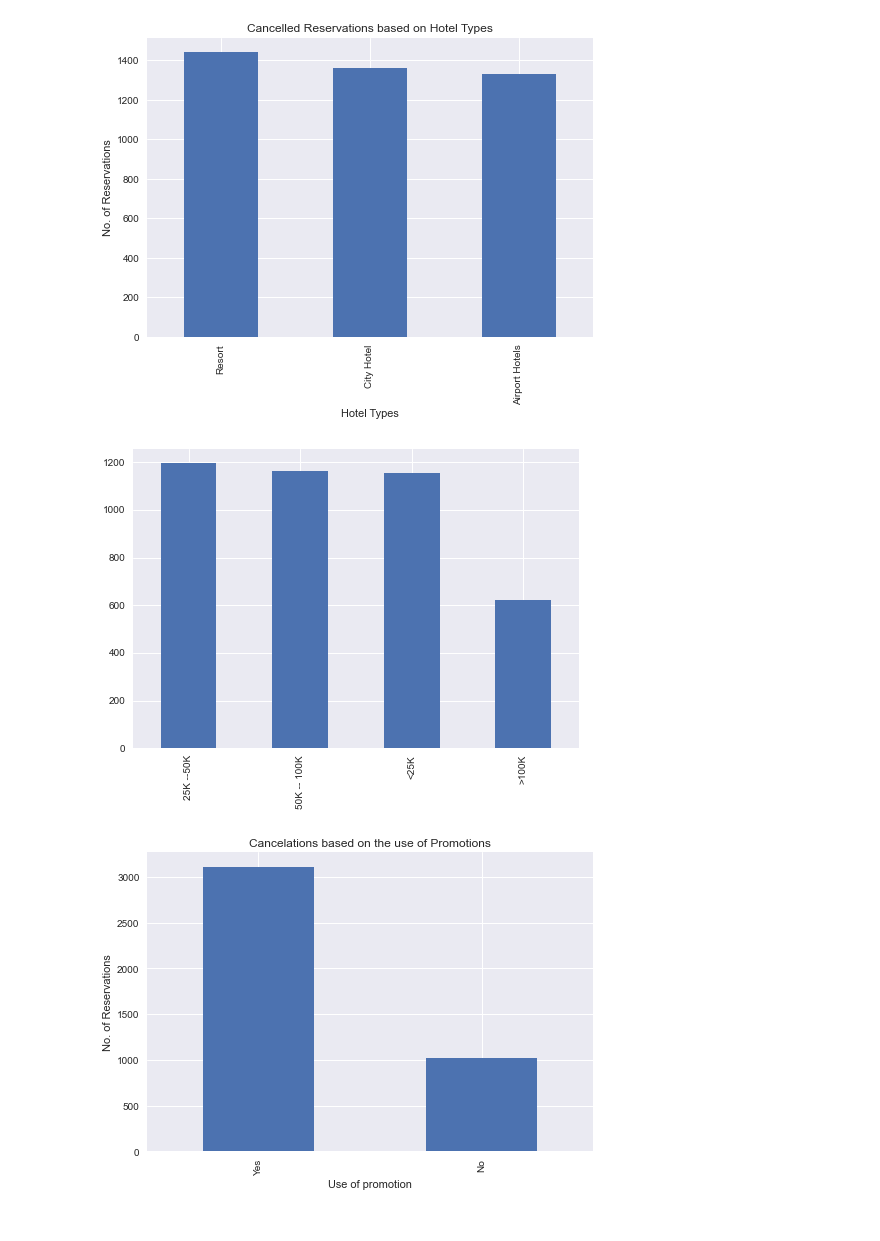
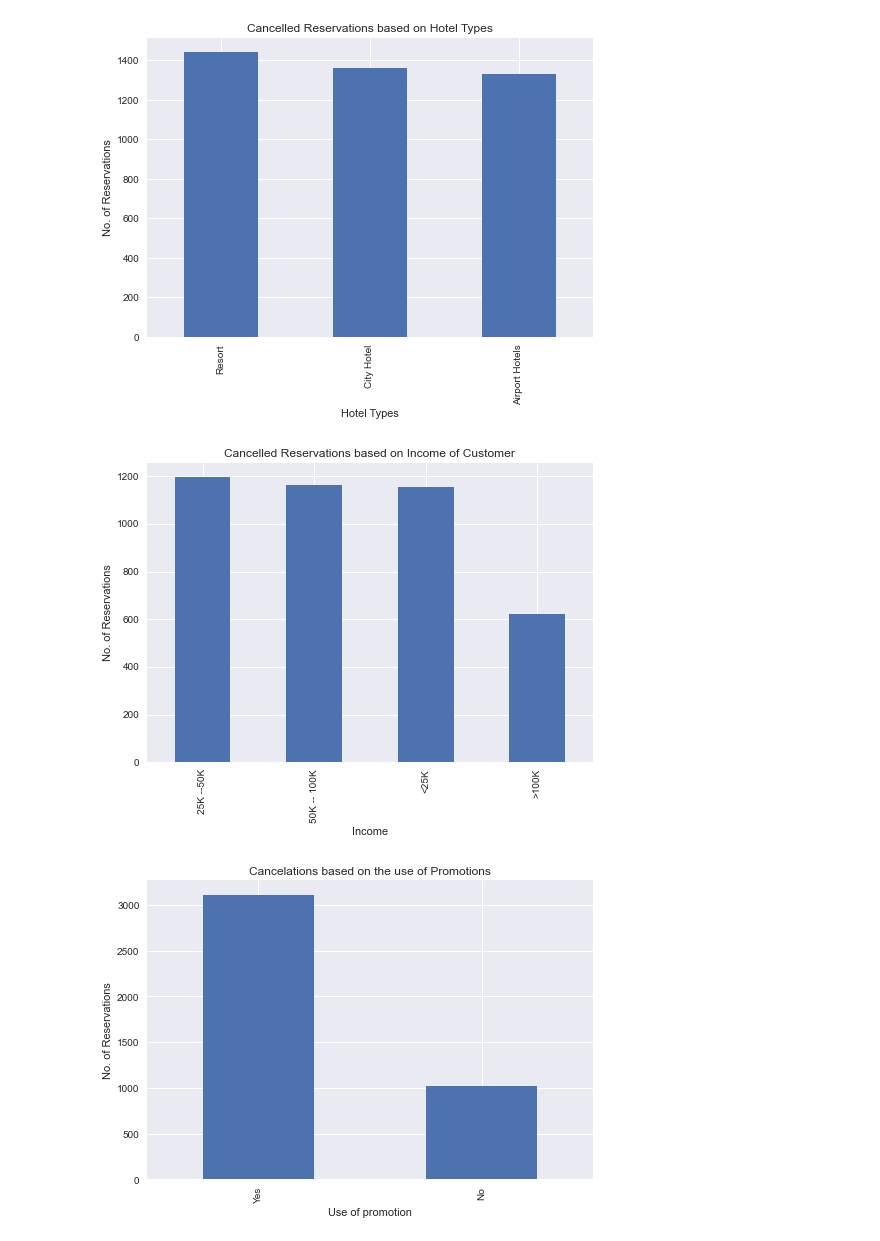
Before and after one commit to Vaseekaran-V/SC-DataStorm-2, a Jupyter notebook: Day_2/Visualization_N.ipynb, the cells around one changed output. Drawn from its saved outputs; the diff is of its cells as text; code cells hidden in the pictures.

```diff
--- a/Day_2/Visualization_N.ipynb
+++ b/Day_2/Visualization_N.ipynb
@@ -60,9 +60,9 @@ ax = cancelled_cust.Hotel_Type.value_counts().plot(kind='bar',
 [figure]
 # %%
 fig, ax =plt.subplots()
-ax = cancelled_cust.Income.value_counts().plot(kind='bar')
+ax = cancelled_cust.Income.value_counts().plot(kind='bar', title="Cancelled Reservations based on Income of Customer", xlabel="Income", ylabel="No. of Reservations")
 # %% [output]
-[figure, old version]
+[figure, new version]
 # %%
 fig, ax =plt.subplots()
 ax = cancelled_cust.Use_Promotion.value_counts().plot(kind='bar',title="Cancelations based on the use of Promotions", xlabel="Use of promotion", ylabel="No. of Reservations")
```
Also changed, not shown: parts of 2 cells of this notebook, 2 other files.
